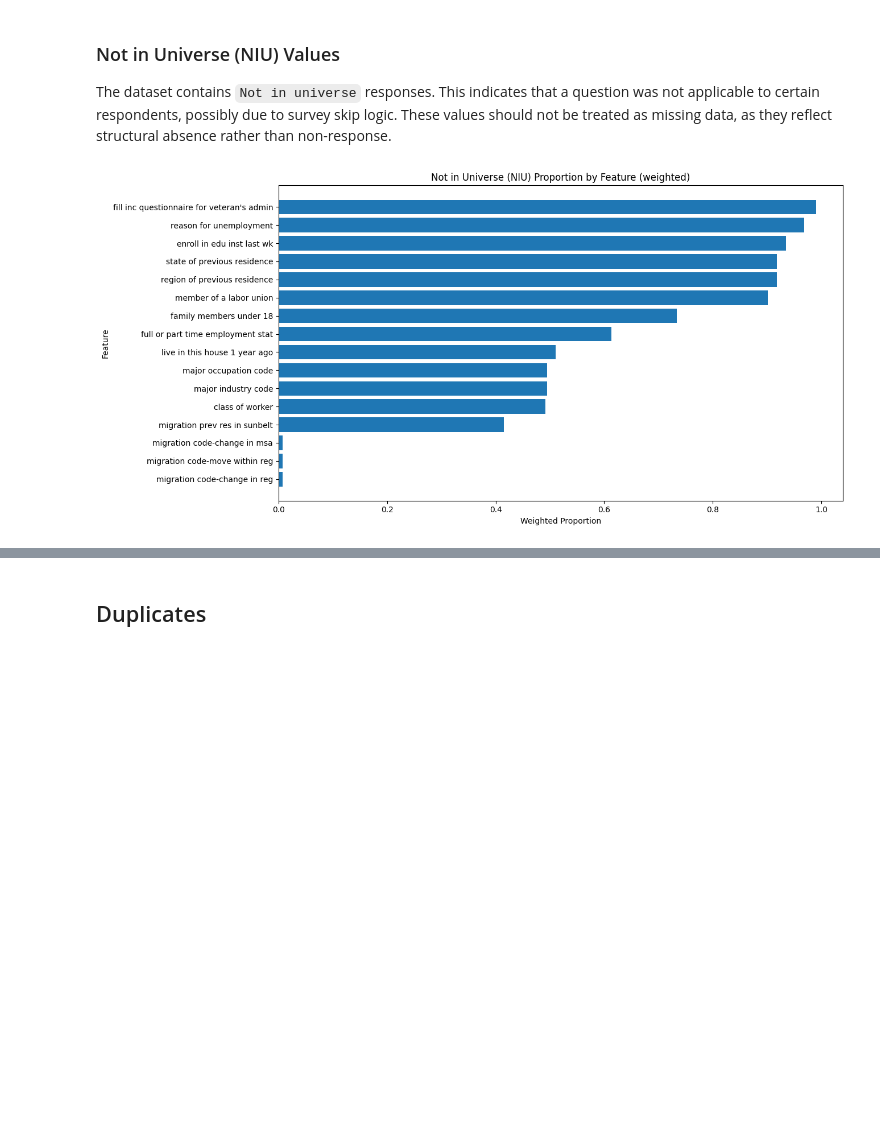
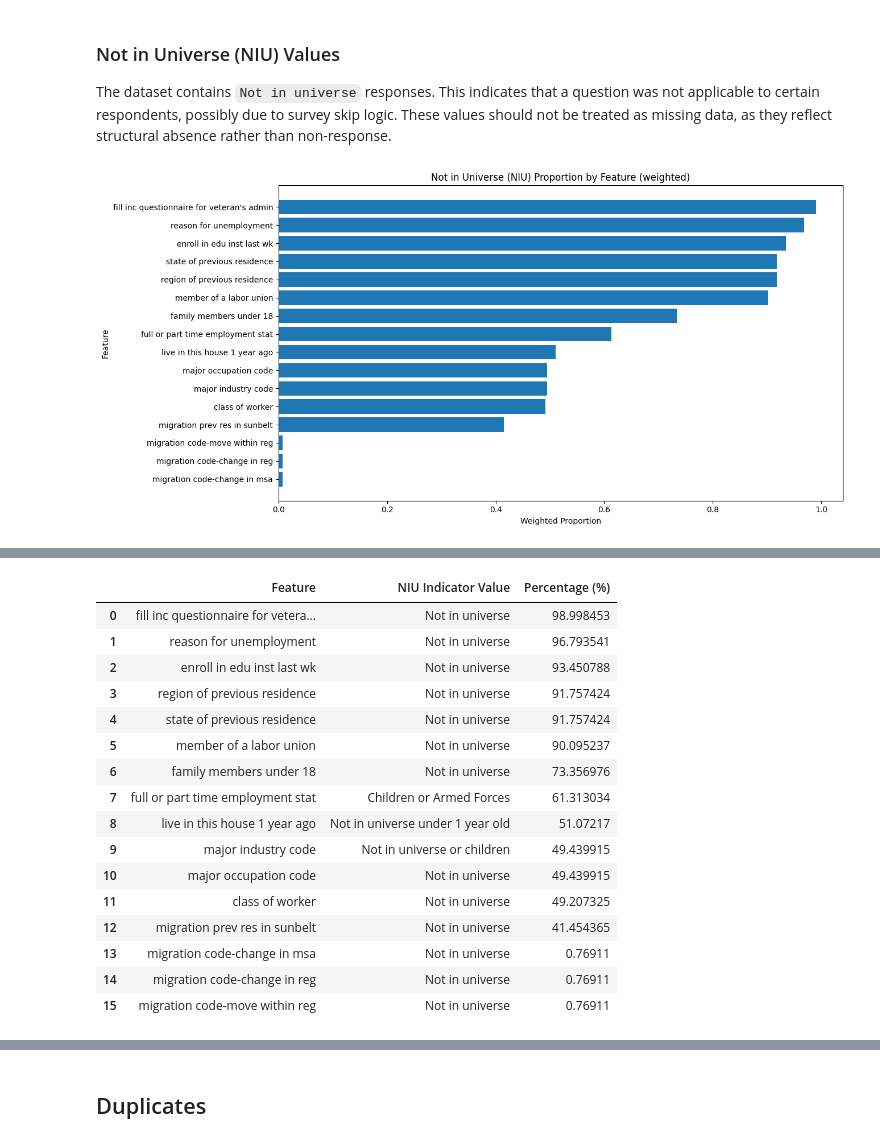
Before and after one commit to jagraves21/census-income-ml-project, a Jupyter notebook: notebooks/01-exploratory-data-analysis.ipynb, the cells around one changed output, grey strips where cells are left out. Saved outputs shown, nothing was run; the diff lists cells and outputs as text; code cells hidden in the pictures; blank space fills up the shorter version.

Commit message:
Updated the notebook to save CSV results of the tables for the report.

```diff
--- a/notebooks/01-exploratory-data-analysis.ipynb
+++ b/notebooks/01-exploratory-data-analysis.ipynb
@@ -144,7 +160,7 @@ Considering '?' as a Missing Value (NaN)
 
 The dataset contains `Not in universe` responses. This indicates that a question was not applicable to certain respondents, possibly due to survey skip logic. These values should not be treated as missing data, as they reflect structural absence rather than non-response.
 # %%
-_,fig,ax = visualizations.plot_not_in_universe(
+niu_df,fig,ax = visualizations.plot_not_in_universe(
     raw_df,
     niu_only=True,
     weight_column=weight_column,
@@ -152,7 +168,9 @@ _,fig,ax = visualizations.plot_not_in_universe(
     return_fig=True
 )
 plt.show()
+census.save_figure(fig, "niu.png")
 
-census.save_figure(fig, "niu.png")
+display(niu_df)
+_ = census.save_results_dataframe(niu_df, "niu.csv")
 # %% [output]
 [figure]
@@ -159,0 +178,17 @@ census.save_figure(fig, "niu.png")
+|  | Feature | NIU Indicator Value | Percentage (%) |
+| 0 | fill inc questionnaire for vetera... | Not in universe | 98.998453 |
+| 1 | reason for unemployment | Not in universe | 96.793541 |
+| 2 | enroll in edu inst last wk | Not in universe | 93.450788 |
+| 3 | region of previous residence | Not in universe | 91.757424 |
+| 4 | state of previous residence | Not in universe | 91.757424 |
+| 5 | member of a labor union | Not in universe | 90.095237 |
+| 6 | family members under 18 | Not in universe | 73.356976 |
+| 7 | full or part time employment stat | Children or Armed Forces | 61.313034 |
+| 8 | live in this house 1 year ago | Not in universe under 1 year old | 51.07217 |
+| 9 | major industry code | Not in universe or children | 49.439915 |
+| 10 | major occupation code | Not in universe | 49.439915 |
+| 11 | class of worker | Not in universe | 49.207325 |
+| 12 | migration prev res in sunbelt | Not in universe | 41.454365 |
+| 13 | migration code-change in msa | Not in universe | 0.76911 |
+| 14 | migration code-change in reg | Not in universe | 0.76911 |
+| 15 | migration code-move within reg | Not in universe | 0.76911 |
```
Also changed, not shown: parts of 24 cells of this notebook.
